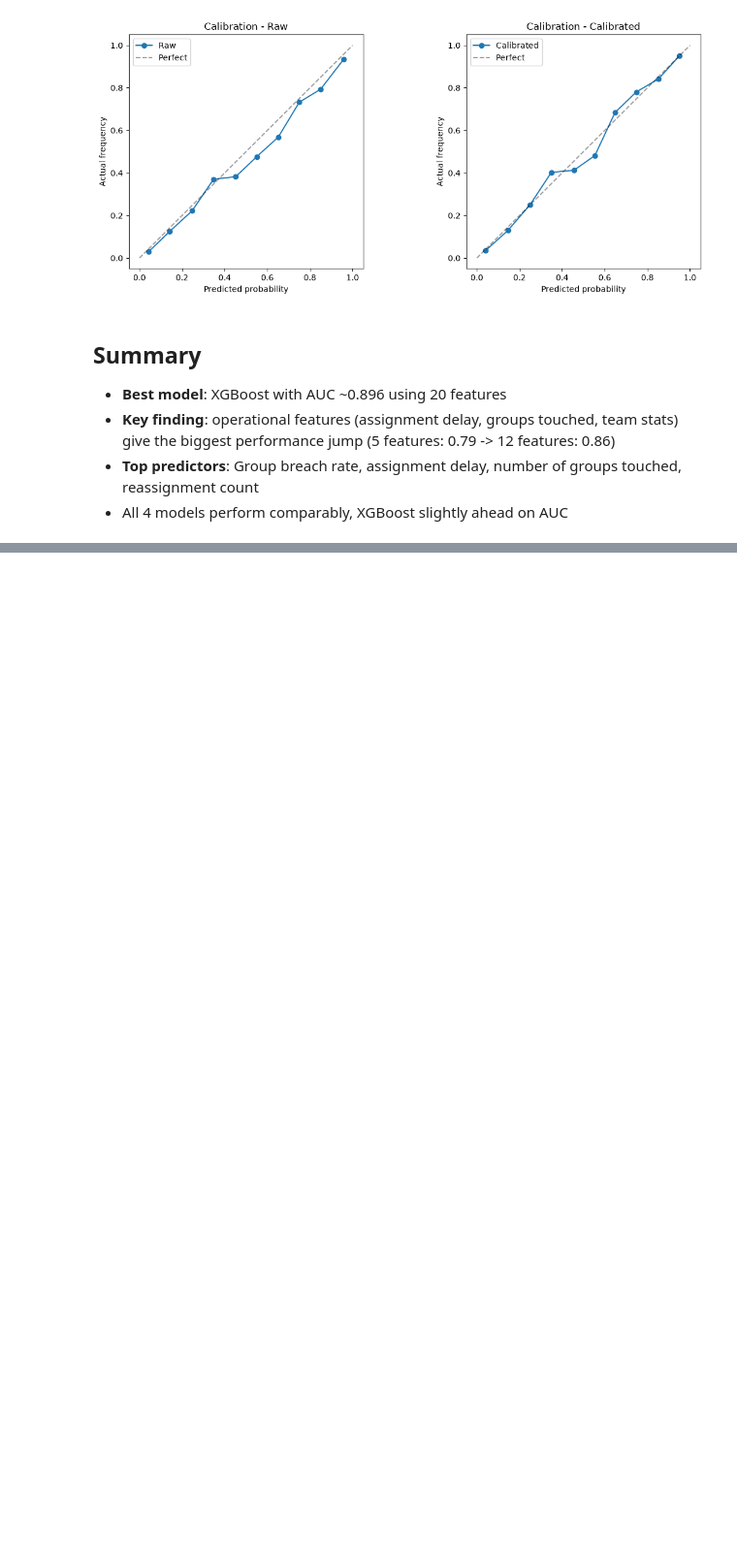
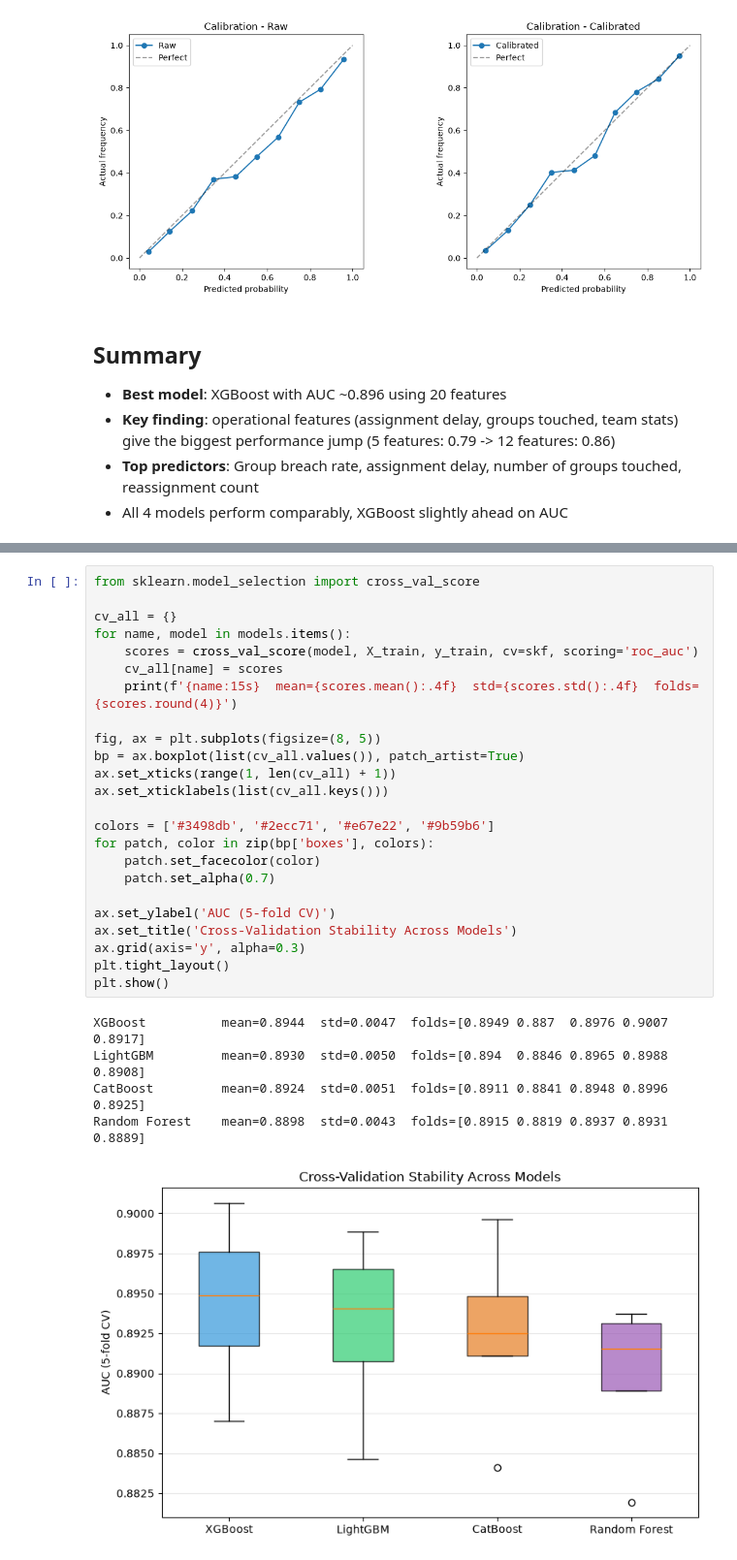
Before and after one commit to RAGU-NAN-DHAN/crm-lead, a Jupyter notebook: SLA_Breach_Prediction.ipynb, the cells around one changed output, grey strips where cells are left out. Shown at 97% size. Cells and saved outputs as stored; diff of their text form; blank space fills up the shorter version.

```diff
--- a/SLA_Breach_Prediction.ipynb
+++ b/SLA_Breach_Prediction.ipynb
@@ -724,0 +758,30 @@ plt.show()
+# %%
+from sklearn.model_selection import cross_val_score
+
+cv_all = {}
+for name, model in models.items():
+    scores = cross_val_score(model, X_train, y_train, cv=skf, scoring='roc_auc')
+    cv_all[name] = scores
+    print(f'{name:15s}  mean={scores.mean():.4f}  std={scores.std():.4f}  folds={scores.round(4)}')
+
+fig, ax = plt.subplots(figsize=(8, 5))
+bp = ax.boxplot(list(cv_all.values()), patch_artist=True)
+ax.set_xticks(range(1, len(cv_all) + 1))
+ax.set_xticklabels(list(cv_all.keys()))
+
+colors = ['#3498db', '#2ecc71', '#e67e22', '#9b59b6']
+for patch, color in zip(bp['boxes'], colors):
+    patch.set_facecolor(color)
+    patch.set_alpha(0.7)
+
+ax.set_ylabel('AUC (5-fold CV)')
+ax.set_title('Cross-Validation Stability Across Models')
+ax.grid(axis='y', alpha=0.3)
+plt.tight_layout()
+plt.show()
+# %% [output]
+XGBoost          mean=0.8944  std=0.0047  folds=[0.8949 0.887  0.8976 0.9007 0.8917]
+LightGBM         mean=0.8930  std=0.0050  folds=[0.894  0.8846 0.8965 0.8988 0.8908]
+CatBoost         mean=0.8924  std=0.0051  folds=[0.8911 0.8841 0.8948 0.8996 0.8925]
+Random Forest    mean=0.8898  std=0.0043  folds=[0.8915 0.8819 0.8937 0.8931 0.8889]
+[figure, added]
```
Also changed, not shown: parts of 11 cells of this notebook, 1 other file.
